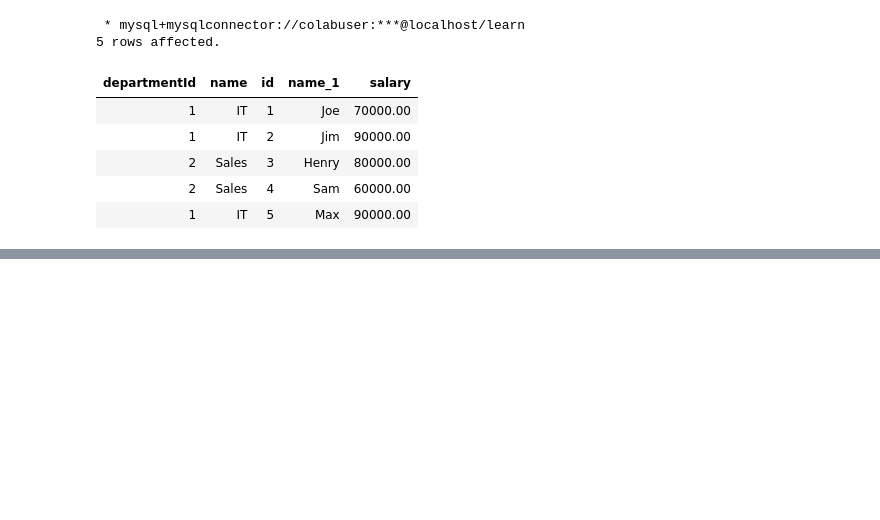
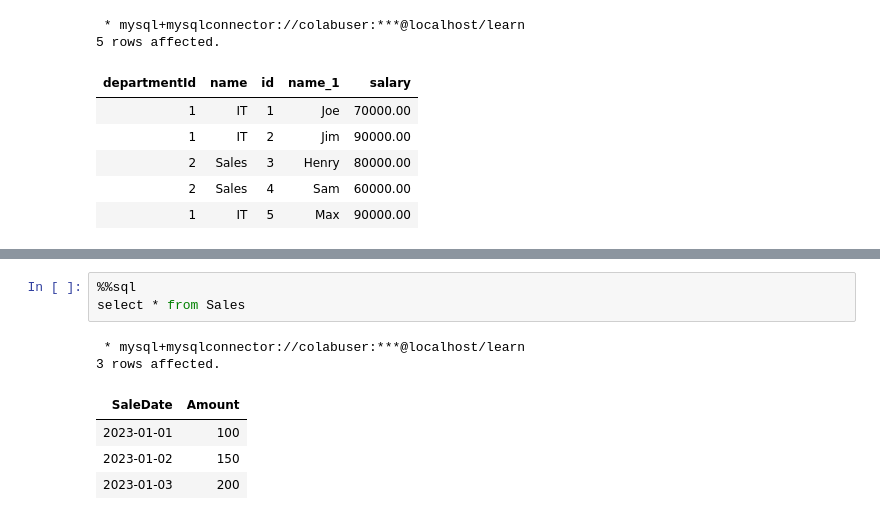
Before and after one commit to pahujam/coding-interview-notes, a Jupyter notebook: sql/sql.ipynb, the cells around one changed output, grey strips where cells are left out. Saved outputs shown, nothing was run; the diff lists cells and outputs as text; blank space fills up the shorter version.

```diff
--- a/sql/sql.ipynb
+++ b/sql/sql.ipynb
@@ -1057,0 +1083,10 @@ select * from department_1 join employee using (departmentId)
+# %%
+%%sql
+select * from Sales
+# %% [output]
+ * mysql+mysqlconnector://colabuser:***@localhost/learn
+3 rows affected.
+| SaleDate | Amount |
+| 2023-01-01 | 100 |
+| 2023-01-02 | 150 |
+| 2023-01-03 | 200 |
```
Also changed, not shown: parts of 5 cells of this notebook.
